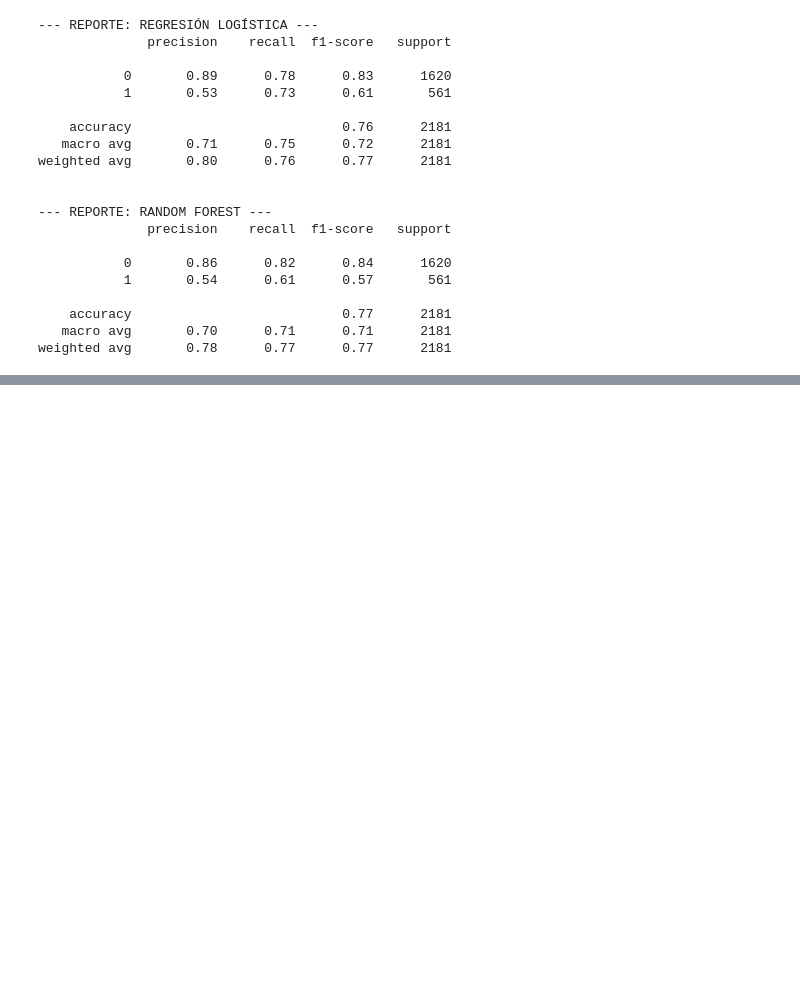
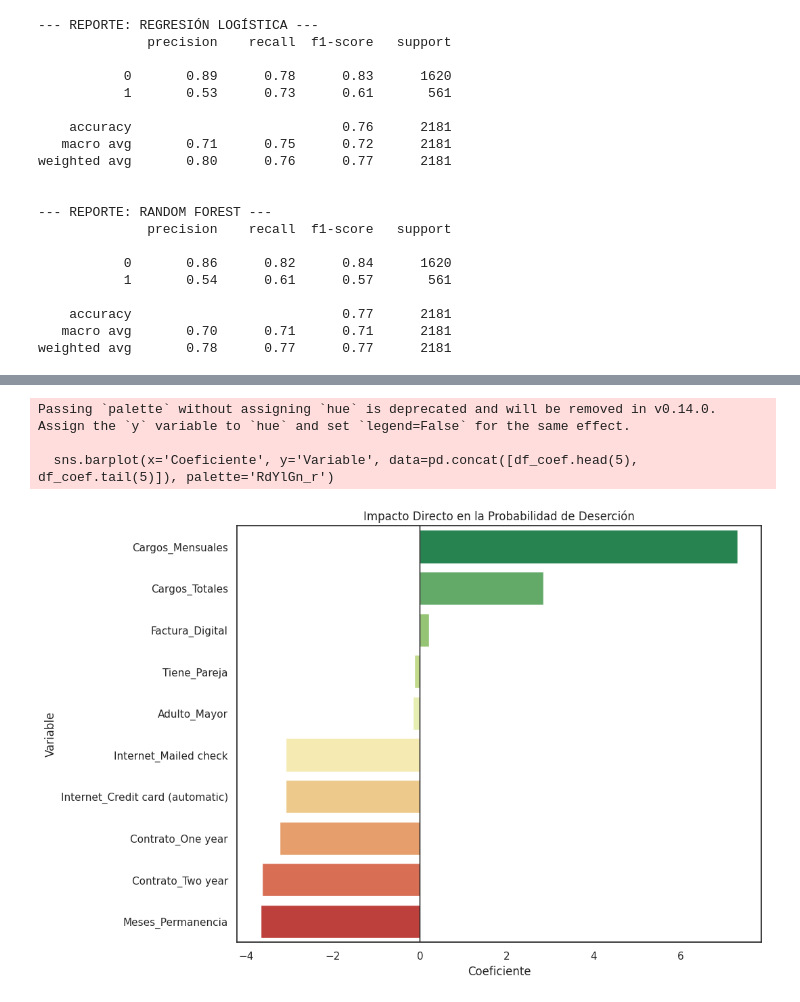
Before and after one commit to lstredel/hallenge-Telecom-X-Parte2, a Jupyter notebook: Challenge_TelecomX.ipynb, the cells around one changed output, grey strips where cells are left out. Drawn from its saved outputs; the diff is of its cells as text; code cells hidden in the pictures; blank space fills up the shorter version.

```diff
--- a/Challenge_TelecomX.ipynb
+++ b/Challenge_TelecomX.ipynb
@@ -2362,0 +2393,22 @@ weighted avg       0.80      0.76      0.77      2181
+# %%
+import numpy as np
+
+# Extraemos los coeficientes
+coeficientes = log_model.coef_[0]
+features = X.columns # Changed X_final to X
+
+# Creamos un DataFrame para visualizarlos
+df_coef = pd.DataFrame({'Variable': features, 'Coeficiente': coeficientes})
+df_coef = df_coef.sort_values(by='Coeficiente', ascending=False)
+
+# Graficamos los más influyentes
+plt.figure(figsize=(10, 8))
+sns.barplot(x='Coeficiente', y='Variable', data=pd.concat([df_coef.head(5), df_coef.tail(5)]), palette='RdYlGn_r', hue='Variable', legend=False)
+plt.title('Impacto Directo en la Probabilidad de Deserción')
+plt.axvline(0, color='black', lw=1)
+plt.show()
+# %% [output]
+Passing `palette` without assigning `hue` is deprecated and will be removed in v0.14.0. Assign the `y` variable to `hue` and set `legend=False` for the same effect.
+
+  sns.barplot(x='Coeficiente', y='Variable', data=pd.concat([df_coef.head(5), df_coef.tail(5)]), palette='RdYlGn_r')
+[figure, added]
```
Also changed, not shown: parts of 10 cells of this notebook.
